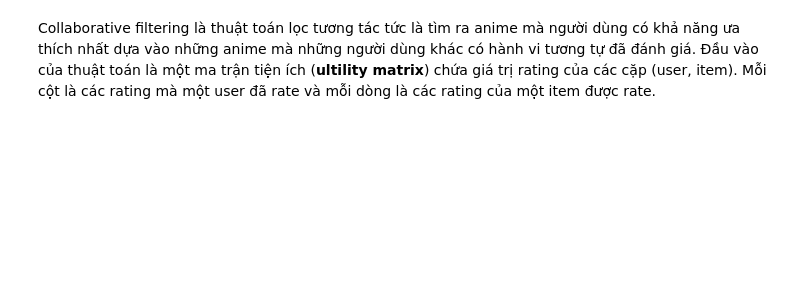
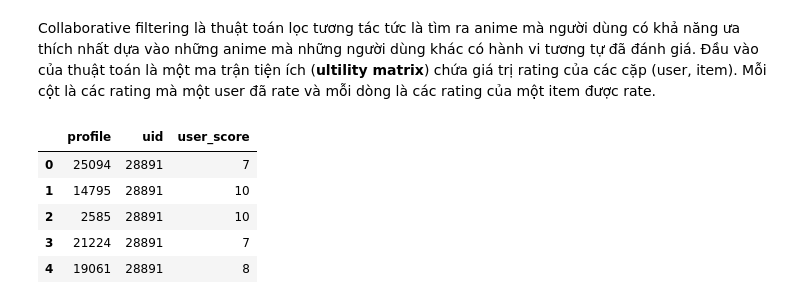
Before and after one commit to phineasla-hcmus/3.1-DS-Final, a Jupyter notebook: P4DS_FinalProject.ipynb, the cells around one changed output. Cells and saved outputs as stored; diff of their text form; code cells hidden in the pictures; blank space fills up the shorter version.

```diff
--- a/P4DS_FinalProject.ipynb
+++ b/P4DS_FinalProject.ipynb
@@ -692,3 +989,16 @@ selected_rating.sample(5)
 # %% [markdown]
 Collaborative filtering là thuật toán lọc tương tác tức là tìm ra anime mà người dùng có khả năng ưa thích nhất dựa vào những anime mà những người dùng khác có hành vi tương tự đã đánh giá. Đầu vào của thuật toán là một ma trận tiện ích (**ultility matrix**) chứa giá trị rating của các cặp (user, item). Mỗi cột là các rating mà một user đã rate và mỗi dòng là các rating của một item được rate.
+# %%
+selected_rating = selected_rating.copy()
+# Chuyển tên user thành mã ID
+selected_rating['profile'] = pd.Categorical(selected_rating['profile'])
+selected_rating['profile'] = selected_rating['profile'].cat.codes
+selected_rating.head()
+# %% [output]
+|  | profile | uid | user_score |
+| 0 | 25094 | 28891 | 7 |
+| 1 | 14795 | 28891 | 10 |
+| 2 | 2585 | 28891 | 10 |
+| 3 | 21224 | 28891 | 7 |
+| 4 | 19061 | 28891 | 8 |
 # %%
```
Also changed, not shown: parts of 55 cells of this notebook.
